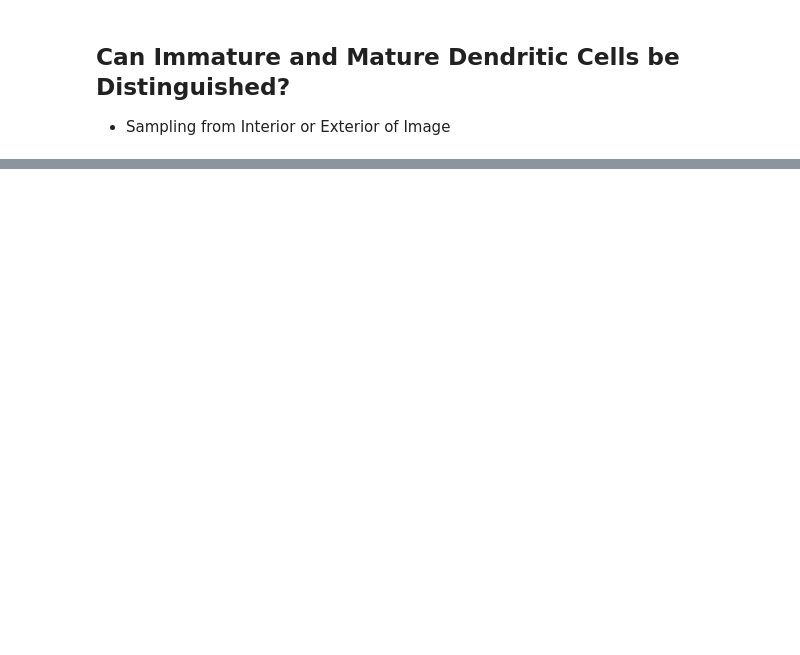
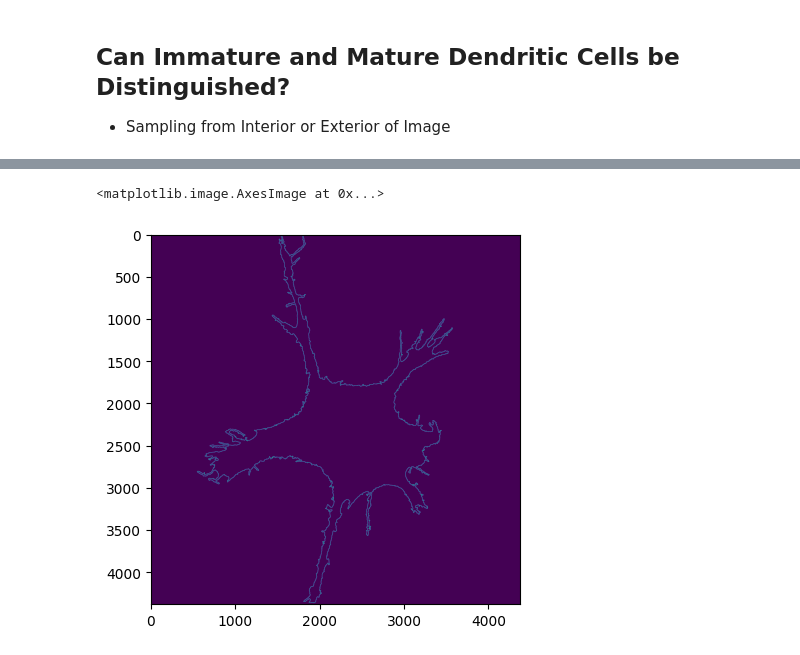
Before and after one commit to ksood2/cellular-harmonics, a Jupyter notebook: Smoothing-kNN-Laplacian.ipynb, the cells around one changed output, grey strips where cells are left out. Saved outputs shown, nothing was run; the diff lists cells and outputs as text; code cells hidden in the pictures; blank space fills up the shorter version.

```diff
--- a/Smoothing-kNN-Laplacian.ipynb
+++ b/Smoothing-kNN-Laplacian.ipynb
@@ -208,0 +226,5 @@ plt.show()
+# %%
+plt.imshow(mat_smoothed_edges)
+# %% [output]
+<matplotlib.image.AxesImage at 0x...>
+[figure, added]
```
Also changed, not shown: parts of 12 cells of this notebook, 1 other file.
